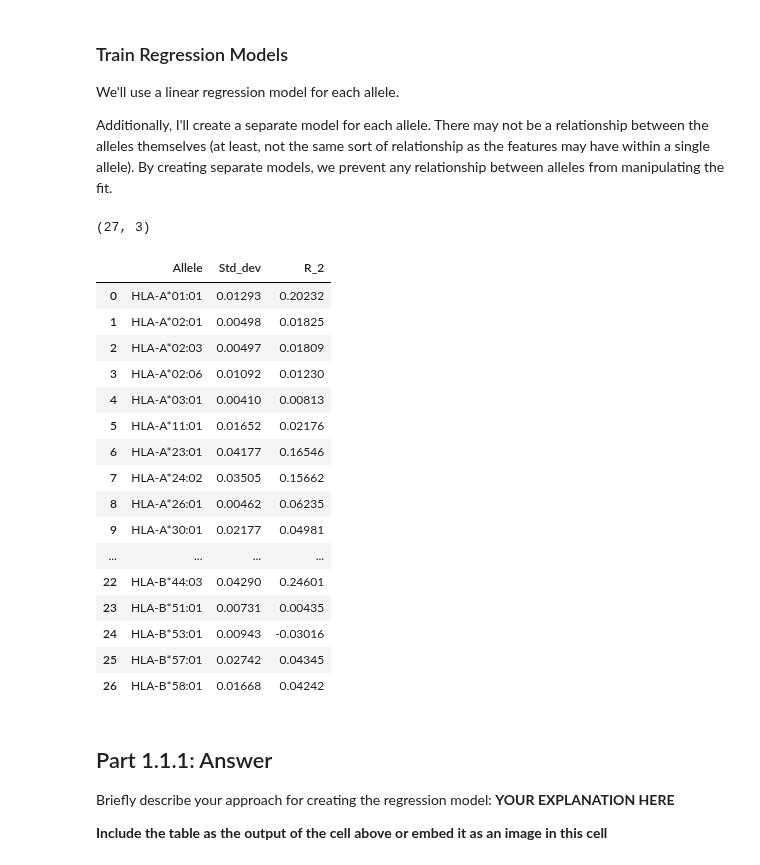
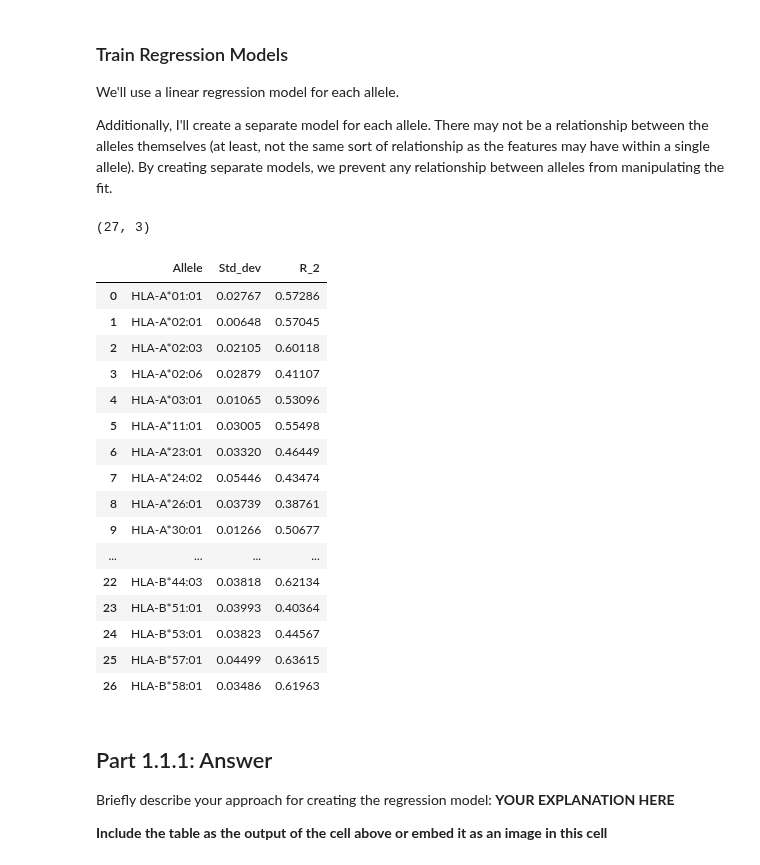
Before and after one commit to ryanquinnnelson/CMU-02718-HW5, a Jupyter notebook: 02_518_02_718_HW_5_ryann.ipynb, the cells around one changed output. Cells and saved outputs as stored; diff of their text form; code cells hidden in the pictures.

```diff
--- a/02_518_02_718_HW_5_ryann.ipynb
+++ b/02_518_02_718_HW_5_ryann.ipynb
@@ -229,7 +264,7 @@ for allele in class_i_list:
         a1 += 1
         a2 = 0
 
-    visualize_data(MHC1_filtered_df,allele,a1,a2)
+    visualize_data(MHC1_df,allele,a1,a2)
 
     a2 += 1
 # %% [output]
@@ -242,7 +277,8 @@ Additionally, I'll create a separate model for each allele. There may not be a r
 # %%
 from sklearn.model_selection import KFold
 from sklearn.model_selection import cross_val_score
-from sklearn.linear_model import LinearRegression
+from sklearn.ensemble import RandomForestRegressor
+
 from numpy import mean
 from numpy import std
 
@@ -250,15 +286,19 @@ def train_regresson_model(df,allele):
     '''
     Fits a regression model to the data for a
     given allele and returns the model.
+
+    Returns None if no data exists for the given
+    allele.
     '''
     df_allele = get_allele_data(df,allele)
     X,y = split_feature_and_target(df_allele)
 
-    rows = X.shape[0]
+    rows = X.shape[0] # check if data exists for allele
     if rows > 0:
 
-        model = LinearRegression()
-        return model.fit(X,y)
+        regr = RandomForestRegressor()
+        return regr.fit(X,y)
+
     else:
         return None
 
@@ -271,20 +311,24 @@ def score_regression_model(df,allele):
 
     Returns the mean and standard deviation of the
     cross validation scores as a tuple (mean,std_dev).
+
+    Returns (0.0,0.0) if no data exists for the given
+    allele.
     '''
     df_allele = get_allele_data(df,allele)
     X,y = split_feature_and_target(df_allele)
 
-    rows = X.shape[0]
+    rows = X.shape[0] # check if data exists for allele
     if rows > 0:
 
         # setup crossfold validation
         cv = KFold(n_splits=5, random_state=1, shuffle=True)
 
         # learn model
-        model = LinearRegression()
-        scores = cross_val_score(model, X, y, scoring='r2', cv=cv)
+        regr = RandomForestRegressor()
+        scores = cross_val_score(regr, X, y, scoring='r2', cv=cv)
 
         return (mean(scores),std(scores))
+
     else:
         return (0.0,0.0)
@@ -294,8 +335,9 @@ def score_regression_model(df,allele):
 # %%
+%%time
+
 # for each of the 27 alleles, learn a separate regression model
-
-results = []
+regression_scores_mhc1 = []
 for allele in class_i_list:
-    m,s = score_regression_model(MHC1_filtered_df,allele)
+    m,s = score_regression_model(MHC1_df,allele)
     result = [allele,round(s,5),round(m,5)] # std_dev before mean
-    results.append(result)
+    regression_scores_mhc1.append(result)
@@ -305,26 +344,26 @@ for allele in class_i_list:
 # %%
-mhc1_results_df = pd.DataFrame(data=results,columns = ['Allele','Std_dev','R_2'])
-print(mhc1_results_df.shape)
-mhc1_results_df
+mhc1_regression_scores_df = pd.DataFrame(data=regression_scores_mhc1,columns = ['Allele','Std_dev','R_2'])
+print(mhc1_regression_scores_df.shape)
+mhc1_regression_scores_df
 # %% [output]
 (27, 3)
 |  | Allele | Std_dev | R_2 |
-| 0 | HLA-A*01:01 | 0.01293 | 0.20232 |
-| 1 | HLA-A*02:01 | 0.00498 | 0.01825 |
-| 2 | HLA-A*02:03 | 0.00497 | 0.01809 |
-| 3 | HLA-A*02:06 | 0.01092 | 0.01230 |
-| 4 | HLA-A*03:01 | 0.00410 | 0.00813 |
-| 5 | HLA-A*11:01 | 0.01652 | 0.02176 |
-| 6 | HLA-A*23:01 | 0.04177 | 0.16546 |
-| 7 | HLA-A*24:02 | 0.03505 | 0.15662 |
-| 8 | HLA-A*26:01 | 0.00462 | 0.06235 |
-| 9 | HLA-A*30:01 | 0.02177 | 0.04981 |
+| 0 | HLA-A*01:01 | 0.02767 | 0.57286 |
+| 1 | HLA-A*02:01 | 0.00648 | 0.57045 |
+| 2 | HLA-A*02:03 | 0.02105 | 0.60118 |
+| 3 | HLA-A*02:06 | 0.02879 | 0.41107 |
+| 4 | HLA-A*03:01 | 0.01065 | 0.53096 |
+| 5 | HLA-A*11:01 | 0.03005 | 0.55498 |
+| 6 | HLA-A*23:01 | 0.03320 | 0.46449 |
+| 7 | HLA-A*24:02 | 0.05446 | 0.43474 |
+| 8 | HLA-A*26:01 | 0.03739 | 0.38761 |
+| 9 | HLA-A*30:01 | 0.01266 | 0.50677 |
 | ... | ... | ... | ... |
-| 22 | HLA-B*44:03 | 0.04290 | 0.24601 |
-| 23 | HLA-B*51:01 | 0.00731 | 0.00435 |
-| 24 | HLA-B*53:01 | 0.00943 | -0.03016 |
-| 25 | HLA-B*57:01 | 0.02742 | 0.04345 |
-| 26 | HLA-B*58:01 | 0.01668 | 0.04242 |
+| 22 | HLA-B*44:03 | 0.03818 | 0.62134 |
+| 23 | HLA-B*51:01 | 0.03993 | 0.40364 |
+| 24 | HLA-B*53:01 | 0.03823 | 0.44567 |
+| 25 | HLA-B*57:01 | 0.04499 | 0.63615 |
+| 26 | HLA-B*58:01 | 0.03486 | 0.61963 |
 # %% [markdown]
 ## Part 1.1.1: Answer
 
```
Also changed, not shown: parts of 35 cells of this notebook.
